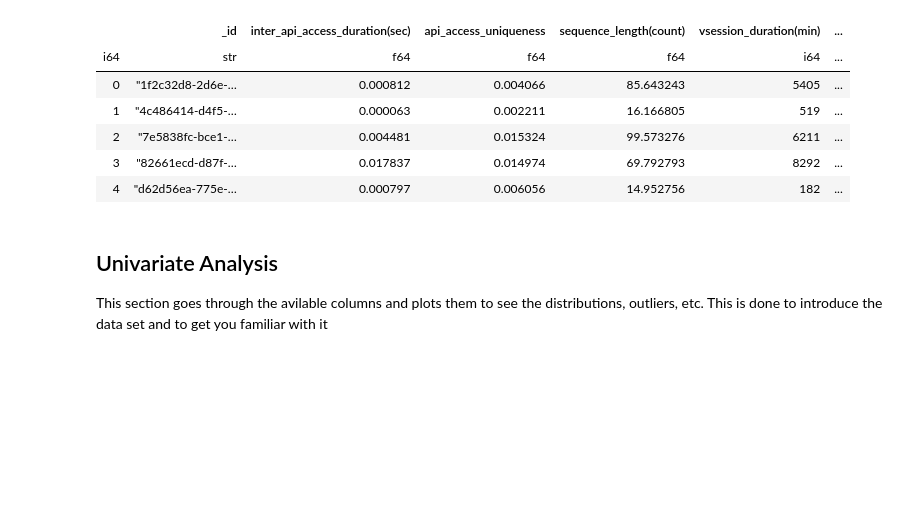
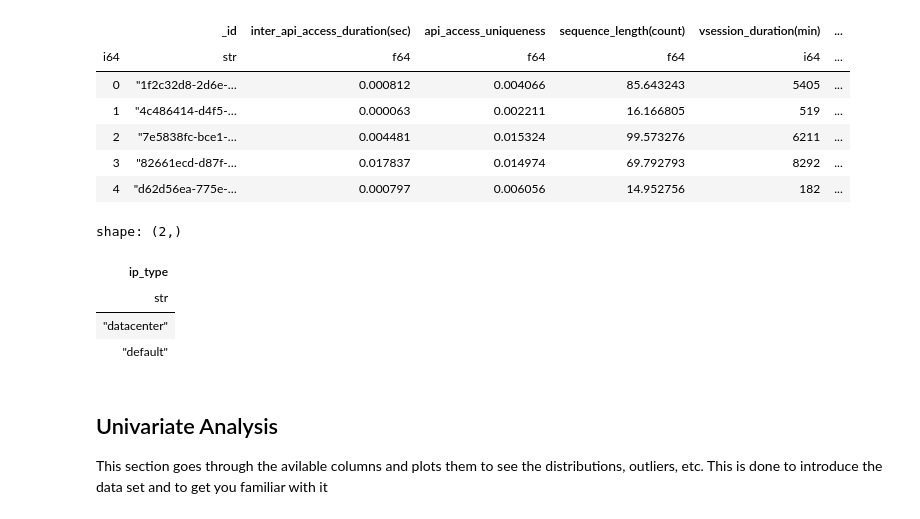
Before and after one commit to aruberts/tutorials, a Jupyter notebook: api_anomaly_project/notebooks/eda.ipynb, the cells around one changed output. Cells and saved outputs as stored; diff of their text form; code cells hidden in the pictures; blank space fills up the shorter version.

```diff
--- a/api_anomaly_project/notebooks/eda.ipynb
+++ b/api_anomaly_project/notebooks/eda.ipynb
@@ -53,6 +123,14 @@ shape: (5, 13)
 | 2 | "7e5838fc-bce1-… | 0.004481 | 0.015324 | 99.573276 | 6211 | ... |
 | 3 | "82661ecd-d87f-… | 0.017837 | 0.014974 | 69.792793 | 8292 | ... |
 | 4 | "d62d56ea-775e-… | 0.000797 | 0.006056 | 14.952756 | 182 | ... |
+# %%
+data['ip_type'].unique()
+# %% [output]
+shape: (2,)
+| ip_type |
+| str |
+| "datacenter" |
+| "default" |
 # %% [markdown]
 ## Univariate Analysis
 This section goes through the avilable columns and plots them  to see the distributions, outliers, etc. This is done to introduce the data set and to get you familiar with it
```
Also changed, not shown: parts of 6 cells of this notebook, 12 other files.
